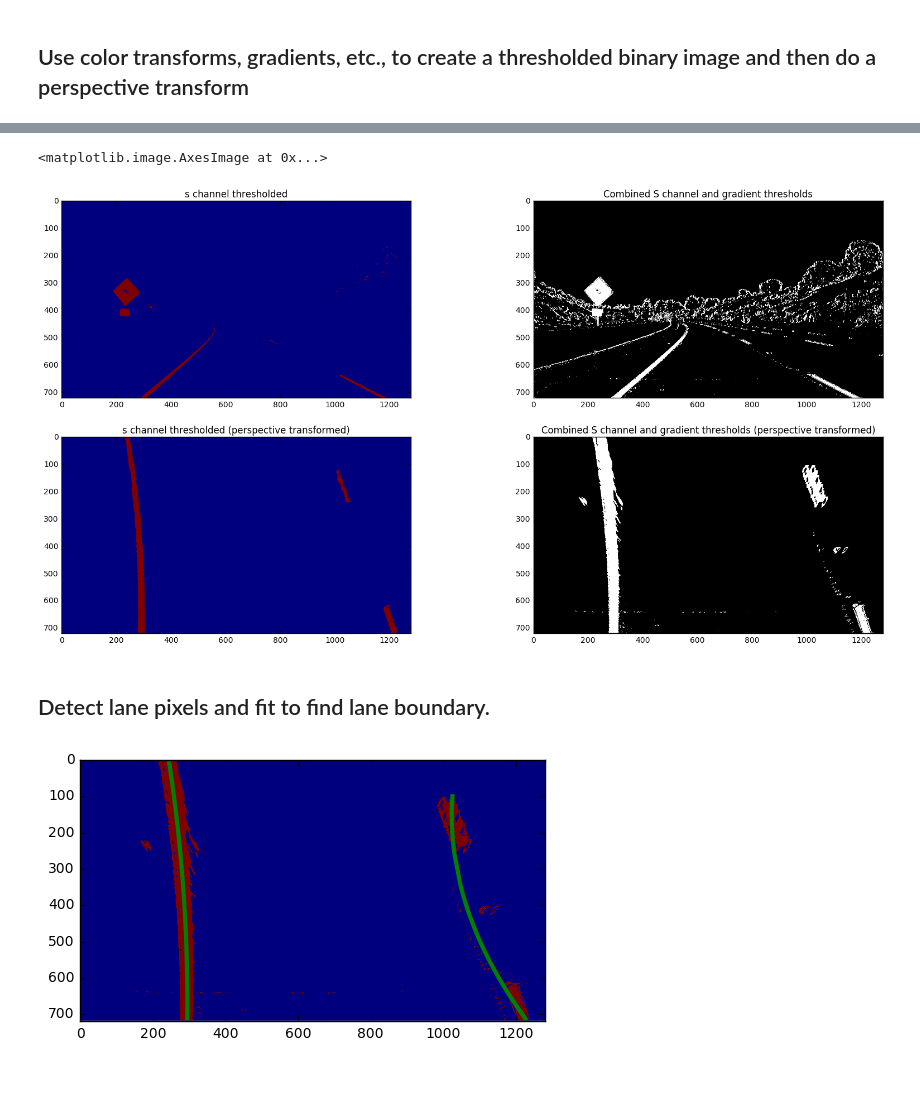
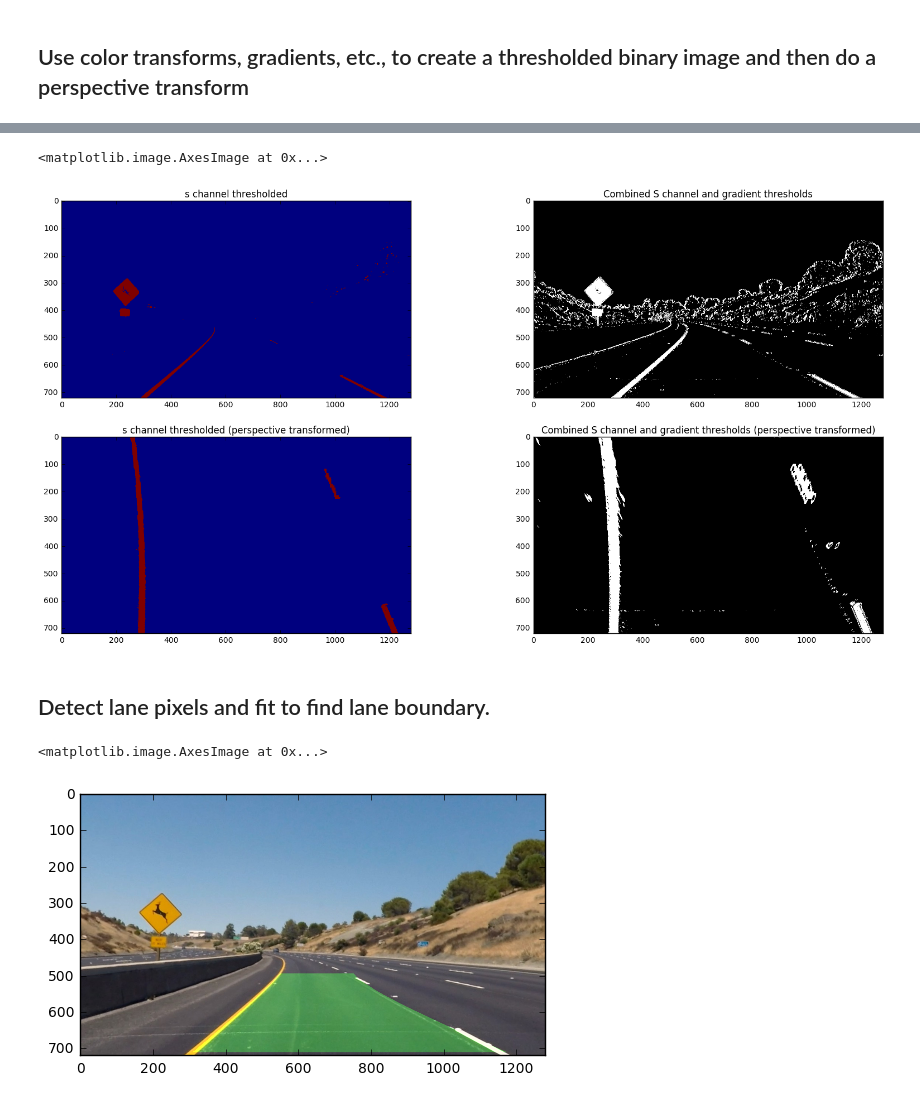
Before and after one commit to ravindar/CarND-Advanced-Lane-Lines, a Jupyter notebook: P4.ipynb, the cells around one changed output, grey strips where cells are left out. Saved outputs shown, nothing was run; the diff lists cells and outputs as text; code cells hidden in the pictures.

Commit message:
laid on a masked image with the lanes detected

```diff
--- a/P4.ipynb
+++ b/P4.ipynb
@@ -86,7 +86,7 @@ def perspective_transform(undist_image, src, dst, img_size):
 image = mpimg.imread('test_images/test1.jpg')
 undst = cv2.undistort(image, mtx, dist, None, mtx)
 src =  np.float32([[240,700],[1130,700],[600,500],[750,500]])
-dst = np.float32([[200,700],[1200,700],[450,50],[1000,50]])
+dst = np.float32([[200,700],[1200,700],[450,50],[950,50]])
 
 f, ((ax1, ax2), (ax3, ax4), (ax5, ax6), (ax7, ax8)) = plt.subplots(4, 2, figsize=(12, 15))
 
@@ -104,7 +104,7 @@ ax2.imshow(transformed)
 ax2.plot(200, 700, ".")
 ax2.plot(1130, 700, ".")
 ax2.plot(450, 50, ".")
-ax2.plot(1000, 50, ".")
+ax2.plot(950, 50, ".")
 ax2.set_title('Transformed', fontsize=15)
 
 image = mpimg.imread('test_images/test2.jpg')
@@ -121,7 +121,7 @@ ax4.imshow(transformed)
 ax4.plot(200, 700, ".")
 ax4.plot(1130, 700, ".")
 ax4.plot(450, 50, ".")
-ax4.plot(1000, 50, ".")
+ax4.plot(950, 50, ".")
 ax4.set_title('Transformed', fontsize=15)
 
 image = mpimg.imread('test_images/test3.jpg')
@@ -138,7 +138,7 @@ ax6.imshow(transformed)
 ax6.plot(200, 700, ".")
 ax6.plot(1130, 700, ".")
 ax6.plot(450, 50, ".")
-ax6.plot(1000, 50, ".")
+ax6.plot(950, 50, ".")
 ax6.set_title('Transformed', fontsize=15)
 
 image = mpimg.imread('test_images/test4.jpg')
@@ -155,7 +155,7 @@ ax8.imshow(transformed)
 ax8.plot(200, 700, ".")
 ax8.plot(1130, 700, ".")
 ax8.plot(450, 50, ".")
-ax8.plot(1000, 50, ".")
+ax8.plot(950, 50, ".")
 ax8.set_title('Transformed', fontsize=15)
 # %% [output]
 <matplotlib.text.Text at 0x...>
@@ -211,7 +211,7 @@ ax4.set_title('Combined S channel and gradient thresholds (perspective transform
 ax4.imshow(combined_b_transformed, cmap='gray')
 # %% [output]
 <matplotlib.image.AxesImage at 0x...>
-[figure, old version]
+[figure, new version]
 # %% [markdown]
 ## Detect lane pixels and fit to find lane boundary.
 # %%
@@ -224,6 +224,7 @@ def transpose_line(combined_b_trans_img):
     ycord_right_line = []
 
     size = combined_b_trans_img.shape[0]//100
+
     for i in range(0, 100):
         start = i * combined_b_trans_img.shape[0]//100
         end = (i + 1) * combined_b_trans_img.shape[0]//100
@@ -236,41 +237,65 @@ def transpose_line(combined_b_trans_img):
 
         if len(peaks) == 1:
             xcord_left_line.append(peaks[0])
             ycord_left_line.append(int(i * combined_b_trans_img.shape[0] // 100))
         else:
             xcord_left_line.append(peaks[0])
             ycord_left_line.append(int(i * combined_b_trans_img.shape[0] // 100))
             xcord_right_line.append(peaks[1])
             ycord_right_line.append(int(i * combined_b_trans_img.shape[0] // 100))
 
     ycord_left_line = np.array(ycord_left_line)
     xcord_left_line = np.array(xcord_left_line)
     ycord_left_line = ycord_left_line[::-1]
     xcord_left_line = xcord_left_line[::-1]
 
     ycord_right_line = np.array(ycord_right_line)
     xcord_right_line = np.array(xcord_right_line)
     ycord_right_line = ycord_right_line[::-1]
     xcord_right_line = xcord_right_line[::-1]
 
     # Fit a second order polynomial to each lane line
     left_fit = np.polyfit(np.array(ycord_left_line), np.array(xcord_left_line), 2)
     left_fitx = left_fit[0] * np.array(ycord_left_line) ** 2 + left_fit[1] * np.array(ycord_left_line) + left_fit[2]
 
     right_fit = np.polyfit(np.array(ycord_right_line), np.array(xcord_right_line), 2)
     right_fitx = right_fit[0] * np.array(ycord_right_line) ** 2 + right_fit[1] * np.array(ycord_right_line) + right_fit[2]
 
-    return left_fitx, ycord_left_line, right_fitx, ycord_right_line
+    ym_per_pix = 30/720 # meters per pixel in y dimension
+    xm_per_pix = 3.7/700 # meteres per pixel in x dimension
+    y_eval_left = np.max(ycord_left_line)
+    y_eval_right = np.max(ycord_right_line)
 
-left_fitx, ycord_left_line, right_fitx, ycord_right_line = transpose_line(combined_b_transformed)
-# Plot up the data
-plt.imshow(combined_b_transformed)
-plt.xlim(0, 1280)
-plt.ylim(0, 720)
-plt.plot(left_fitx, ycord_left_line, color='green', linewidth=3)
-plt.plot(right_fitx, ycord_right_line, color='green', linewidth=3)
-plt.gca().invert_yaxis()
+    left_fit_cr = np.polyfit(np.array(ycord_left_line)*ym_per_pix, np.array(xcord_left_line)*xm_per_pix, 2)
+    right_fit_cr = np.polyfit(np.array(ycord_right_line)*ym_per_pix, np.array(xcord_right_line)*xm_per_pix, 2)
 
-# print(xcord_left_line, ycord_left_line)
+    left_curverad = ((1 + (2*left_fit_cr[0]*y_eval_left + left_fit_cr[1])**2)**1.5) \
+                             /np.absolute(2*left_fit_cr[0])
+    right_curverad = ((1 + (2*right_fit_cr[0]*y_eval_right + right_fit_cr[1])**2)**1.5) \
+                                /np.absolute(2*right_fit_cr[0])
+
+    return left_fitx, ycord_left_line, right_fitx, ycord_right_line, left_curverad, right_curverad
+
+
+left_fitx, ycord_left_line, right_fitx, ycord_right_line, left_curverad, right_curverad = transpose_line(combined_b_transformed)
+
+# Create an image to draw the lines on
+warp_zero = np.zeros_like(combined_b_transformed).astype(np.uint8)
+color_warp = np.dstack((warp_zero, warp_zero, warp_zero))
+
+# Recast the x and y points into usable format for cv2.fillPoly()
+pts_left = np.array([np.transpose(np.vstack([left_fitx, ycord_left_line]))])
+pts_right = np.array([np.flipud(np.transpose(np.vstack([right_fitx, ycord_right_line])))])
+pts = np.hstack((pts_left, pts_right))
+
+# Draw the lane onto the warped blank image
+cv2.fillPoly(color_warp, np.int_([pts]), (0,255, 0))
+
+# Warp the blank back to original image space using inverse perspective matrix (Minv)
+newwarp = perspective_transform(color_warp, dst, src , (image.shape[1], image.shape[0]))
+# Combine the result with the original image
+result = cv2.addWeighted(undst, 1, newwarp, 0.3, 0)
+plt.imshow(result)
 # %% [output]
+<matplotlib.image.AxesImage at 0x...>
-[figure, old version]
+[figure, new version]
```
Also changed, not shown: parts of 1 cell of this notebook.
